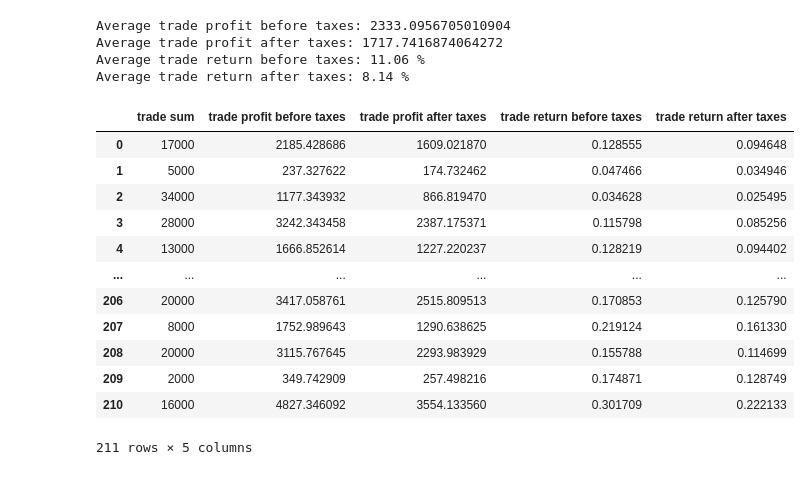
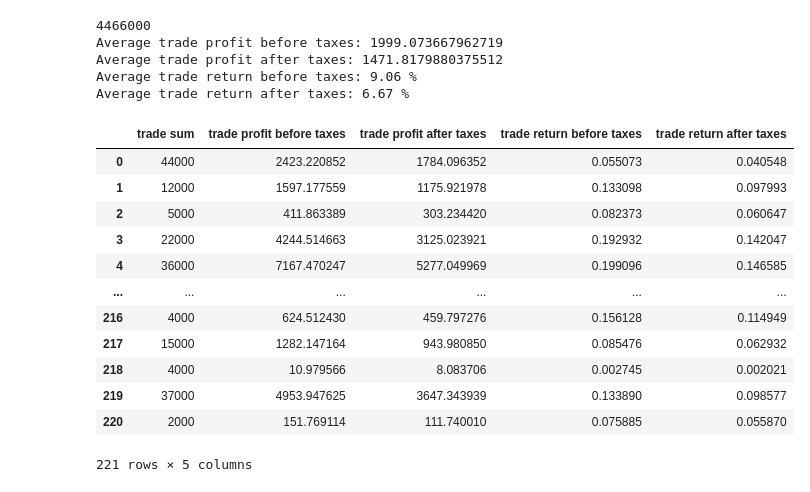
Before and after one commit to dasoaujisi/FDS-Project, a Jupyter notebook: trading_strategy - NEU.ipynb, the cells around one changed output. Saved outputs shown, nothing was run; the diff lists cells and outputs as text; code cells hidden in the pictures.

```diff
--- a/trading_strategy - NEU.ipynb
+++ b/trading_strategy - NEU.ipynb
@@ -43,8 +40,8 @@ Top 10 pairs with highest correlation and cointegration:
 # %%
 for pair in top_10_pairs:
     # Cointgration test
-    stock_1 = preferred_cluster[pair[0]]
-    stock_2 = preferred_cluster[pair[1]]
+    stock_1 = data[pair[0]]
+    stock_2 = data[pair[1]]
     result = ts.coint(stock_1, stock_2)
 
     cointegration_t_statistic = result[0]
@@ -455,44 +487,46 @@ df
 # %%
 # profit history
 avg_profit = trade_profit_list.copy()
 data = pd.DataFrame(avg_profit)
 data.columns = ['trade sum', 'trade profit before taxes']
 #print(data.isnull().any())
 data['trade profit after taxes'] = data['trade profit before taxes'] * 0.73625
 data['trade return before taxes'] = data['trade profit before taxes'] / data ['trade sum']
 data['trade return after taxes'] = data['trade profit after taxes'] / data ['trade sum']
 average_trade_profit_before_taxes = data['trade profit before taxes'].mean()
 average_trade_profit_after_taxes = data['trade profit after taxes'].mean()
 average_trade_return_before_taxes = data['trade return before taxes'].mean()
 average_trade_return_after_taxes = data['trade return after taxes'].mean()
 #total_profit_check = data['trade profit before taxes'].sum()
 #print(total_profit_check)
 #total_profit_check2 = data['trade profit after taxes'].sum()
 #print(total_profit_check2)
-#trade_sum_check = data['trade sum'].sum()
-#print(trade_sum_check)
+trade_sum_check = data['trade sum'].sum()
+print(trade_sum_check)
 average_trade_return_before_taxes = round(average_trade_return_before_taxes * 100,2)
 average_trade_return_after_taxes = round(average_trade_return_after_taxes * 100,2)
 print("Average trade profit before taxes:", average_trade_profit_before_taxes)
 print("Average trade profit after taxes:", average_trade_profit_after_taxes) # Man könnte noch Verlustverrechnung betrachten (Erwähnen in Nebensatz in Hausarbeit)
 print("Average trade return before taxes:", average_trade_return_before_taxes, "%")
 print("Average trade return after taxes:", average_trade_return_after_taxes, "%")
 data
+#data.head(51)
 # %% [output]
-Average trade profit before taxes: 2333.0956705010904
-Average trade profit after taxes: 1717.7416874064272
-Average trade return before taxes: 11.06 %
-Average trade return after taxes: 8.14 %
+4466000
+Average trade profit before taxes: 1999.073667962719
+Average trade profit after taxes: 1471.8179880375512
+Average trade return before taxes: 9.06 %
+Average trade return after taxes: 6.67 %
 |  | trade sum | trade profit before taxes | trade profit after taxes | trade return before taxes | trade return after taxes |
-| 0 | 17000 | 2185.428686 | 1609.021870 | 0.128555 | 0.094648 |
-| 1 | 5000 | 237.327622 | 174.732462 | 0.047466 | 0.034946 |
-| 2 | 34000 | 1177.343932 | 866.819470 | 0.034628 | 0.025495 |
-| 3 | 28000 | 3242.343458 | 2387.175371 | 0.115798 | 0.085256 |
-| 4 | 13000 | 1666.852614 | 1227.220237 | 0.128219 | 0.094402 |
+| 0 | 44000 | 2423.220852 | 1784.096352 | 0.055073 | 0.040548 |
+| 1 | 12000 | 1597.177559 | 1175.921978 | 0.133098 | 0.097993 |
+| 2 | 5000 | 411.863389 | 303.234420 | 0.082373 | 0.060647 |
+| 3 | 22000 | 4244.514663 | 3125.023921 | 0.192932 | 0.142047 |
+| 4 | 36000 | 7167.470247 | 5277.049969 | 0.199096 | 0.146585 |
 | ... | ... | ... | ... | ... | ... |
-| 206 | 20000 | 3417.058761 | 2515.809513 | 0.170853 | 0.125790 |
-| 207 | 8000 | 1752.989643 | 1290.638625 | 0.219124 | 0.161330 |
-| 208 | 20000 | 3115.767645 | 2293.983929 | 0.155788 | 0.114699 |
-| 209 | 2000 | 349.742909 | 257.498216 | 0.174871 | 0.128749 |
-| 210 | 16000 | 4827.346092 | 3554.133560 | 0.301709 | 0.222133 |
+| 216 | 4000 | 624.512430 | 459.797276 | 0.156128 | 0.114949 |
+| 217 | 15000 | 1282.147164 | 943.980850 | 0.085476 | 0.062932 |
+| 218 | 4000 | 10.979566 | 8.083706 | 0.002745 | 0.002021 |
+| 219 | 37000 | 4953.947625 | 3647.343939 | 0.133890 | 0.098577 |
+| 220 | 2000 | 151.769114 | 111.740010 | 0.075885 | 0.055870 |
-211 rows × 5 columns
+221 rows × 5 columns
```
Also changed, not shown: parts of 9 cells of this notebook.
